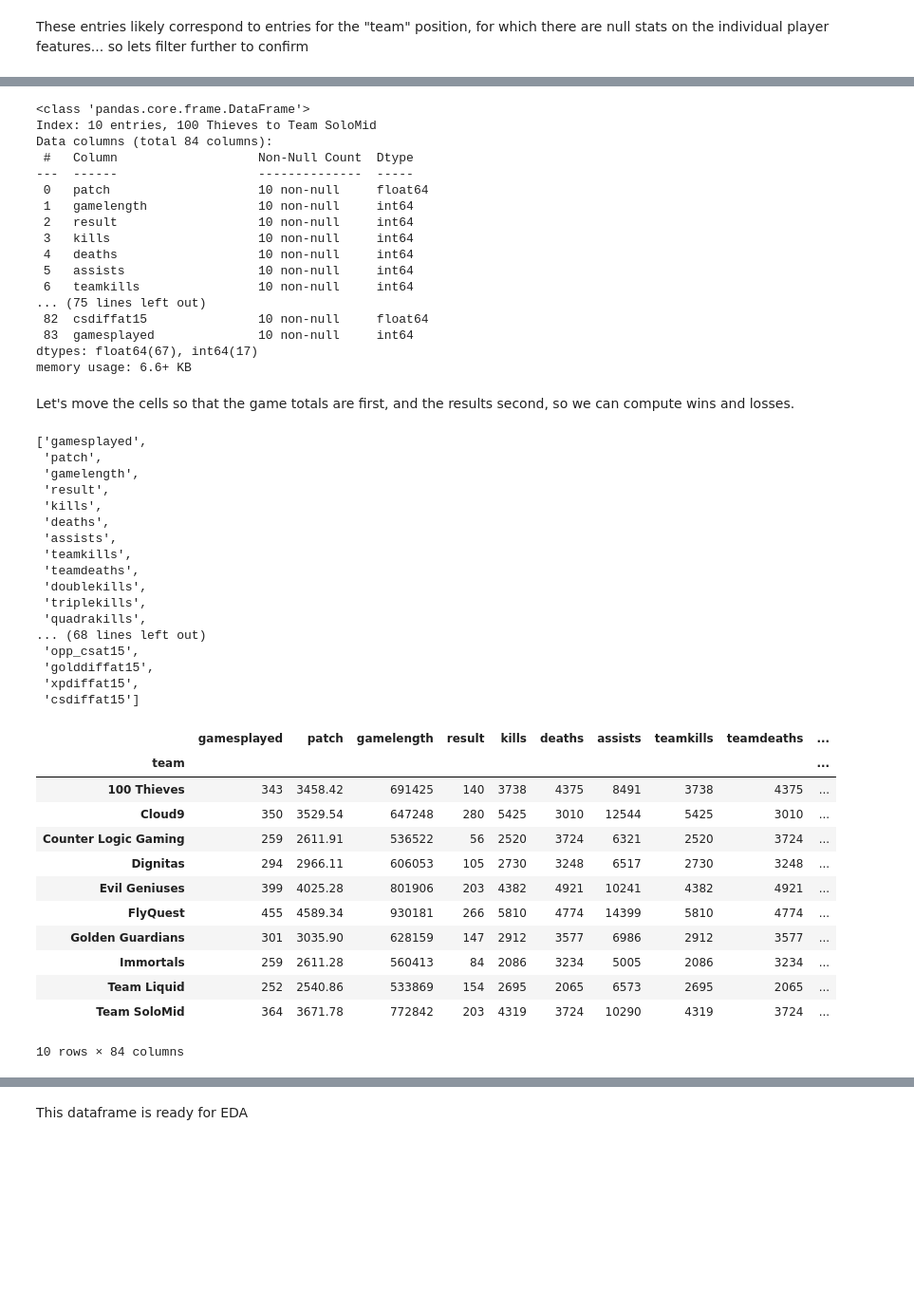
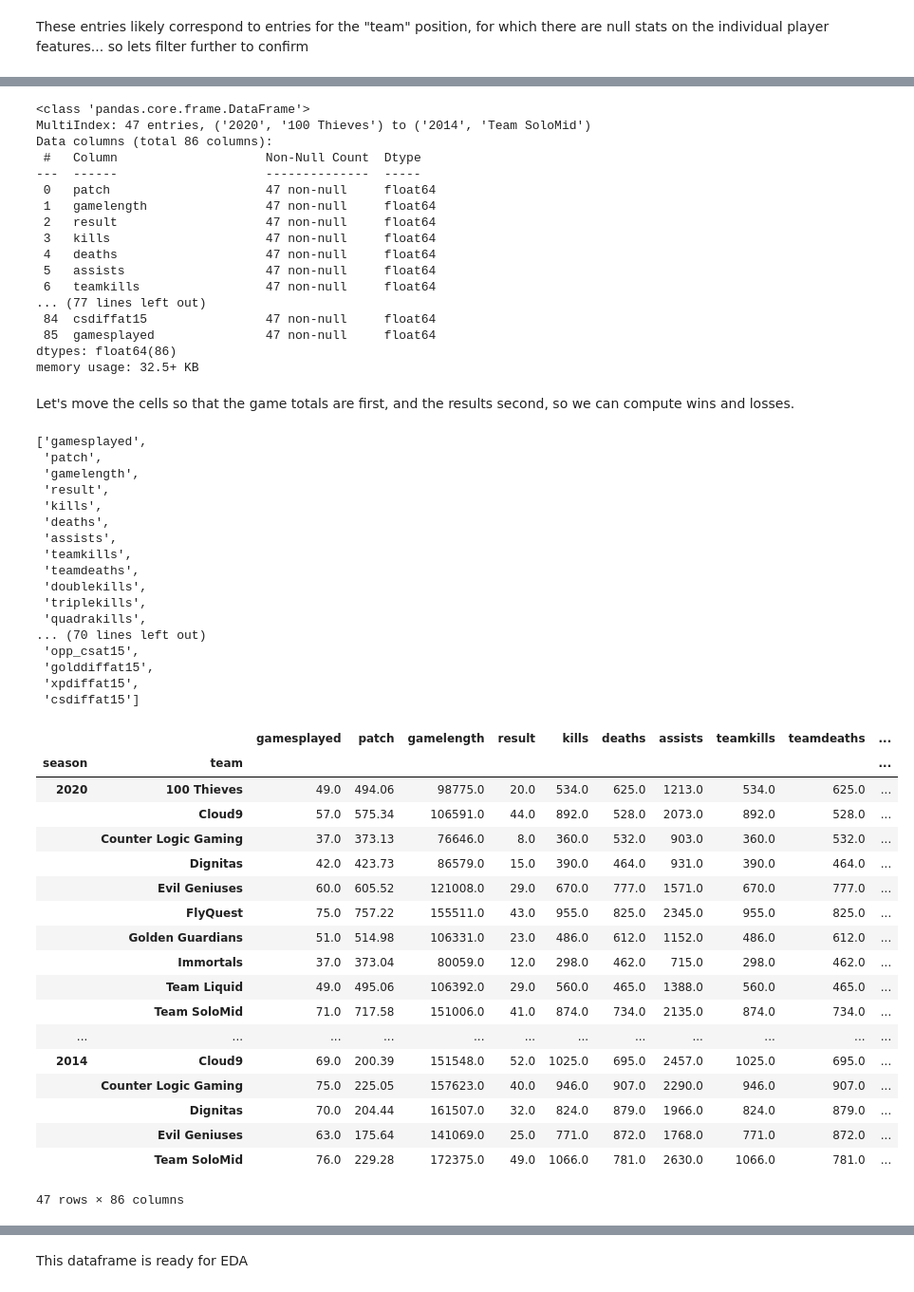
Before and after one commit to generalkandang/Capstone2, a Jupyter notebook: LoL_Final_Data_Wrangling.ipynb, the cells around one changed output, grey strips where cells are left out. Shown: that part at 95% size. Drawn from its saved outputs; the diff is of its cells as text; code cells hidden in the pictures; blank space fills up the shorter version.

```diff
--- a/LoL_Final_Data_Wrangling.ipynb
+++ b/LoL_Final_Data_Wrangling.ipynb
@@ -493,0 +653,4 @@ Name: gamesplayed, dtype: int64
+# %%
+df = df.reset_index(level='season')
+# %%
+df = df.set_index(['season', 'team'])
@@ -493,0 +674,2 @@ Name: gamesplayed, dtype: int64
+# %%
+df = df.dropna()
@@ -494,28 +698,28 @@ Name: gamesplayed, dtype: int64
 # %%
-team_totals.info()
+df.info()
 # %% [output]
 <class 'pandas.core.frame.DataFrame'>
-Index: 10 entries, 100 Thieves to Team SoloMid
-Data columns (total 84 columns):
- #   Column                   Non-Null Count  Dtype
----  ------                   --------------  -----
- 0   patch                    10 non-null     float64
- 1   gamelength               10 non-null     int64
- 2   result                   10 non-null     int64
- 3   kills                    10 non-null     int64
- 4   deaths                   10 non-null     int64
- 5   assists                  10 non-null     int64
- 6   teamkills                10 non-null     int64
-... (75 lines left out)
- 82  csdiffat15               10 non-null     float64
- 83  gamesplayed              10 non-null     int64
-dtypes: float64(67), int64(17)
-memory usage: 6.6+ KB
+MultiIndex: 47 entries, ('2020', '100 Thieves') to ('2014', 'Team SoloMid')
+Data columns (total 86 columns):
+ #   Column                    Non-Null Count  Dtype
+---  ------                    --------------  -----
+ 0   patch                     47 non-null     float64
+ 1   gamelength                47 non-null     float64
+ 2   result                    47 non-null     float64
+ 3   kills                     47 non-null     float64
+ 4   deaths                    47 non-null     float64
+ 5   assists                   47 non-null     float64
+ 6   teamkills                 47 non-null     float64
+... (77 lines left out)
+ 84  csdiffat15                47 non-null     float64
+ 85  gamesplayed               47 non-null     float64
+dtypes: float64(86)
+memory usage: 32.5+ KB
 # %% [markdown]
 Let's move the cells so that the game totals are first, and the results second, so we can compute wins and losses.
 # %%
 # get a list of columns
-cols = list(team_totals)
+cols = list(df)
 # move the column to head of list using index, pop and insert
 cols.insert(0, cols.pop(cols.index('gamesplayed')))
 cols
@@ -532,28 +736,34 @@ cols
  'doublekills',
  'triplekills',
  'quadrakills',
-... (68 lines left out)
+... (70 lines left out)
  'opp_csat15',
  'golddiffat15',
  'xpdiffat15',
  'csdiffat15']
 # %%
 # use ix to reorder
-team_totals = team_totals.loc[:, cols]
-team_totals
+df = df.loc[:, cols]
+df
 # %% [output]
-|  | gamesplayed | patch | gamelength | result | kills | deaths | assists | teamkills | teamdeaths | ... |
-| team |  |  |  |  |  |  |  |  |  | ... |
-| 100 Thieves | 343 | 3458.42 | 691425 | 140 | 3738 | 4375 | 8491 | 3738 | 4375 | ... |
-| Cloud9 | 350 | 3529.54 | 647248 | 280 | 5425 | 3010 | 12544 | 5425 | 3010 | ... |
-| Counter Logic Gaming | 259 | 2611.91 | 536522 | 56 | 2520 | 3724 | 6321 | 2520 | 3724 | ... |
-| Dignitas | 294 | 2966.11 | 606053 | 105 | 2730 | 3248 | 6517 | 2730 | 3248 | ... |
-| Evil Geniuses | 399 | 4025.28 | 801906 | 203 | 4382 | 4921 | 10241 | 4382 | 4921 | ... |
-| FlyQuest | 455 | 4589.34 | 930181 | 266 | 5810 | 4774 | 14399 | 5810 | 4774 | ... |
-| Golden Guardians | 301 | 3035.90 | 628159 | 147 | 2912 | 3577 | 6986 | 2912 | 3577 | ... |
-| Immortals | 259 | 2611.28 | 560413 | 84 | 2086 | 3234 | 5005 | 2086 | 3234 | ... |
-| Team Liquid | 252 | 2540.86 | 533869 | 154 | 2695 | 2065 | 6573 | 2695 | 2065 | ... |
-| Team SoloMid | 364 | 3671.78 | 772842 | 203 | 4319 | 3724 | 10290 | 4319 | 3724 | ... |
+|  |  | gamesplayed | patch | gamelength | result | kills | deaths | assists | teamkills | teamdeaths | ... |
+| season | team |  |  |  |  |  |  |  |  |  | ... |
+| 2020 | 100 Thieves | 49.0 | 494.06 | 98775.0 | 20.0 | 534.0 | 625.0 | 1213.0 | 534.0 | 625.0 | ... |
+|  | Cloud9 | 57.0 | 575.34 | 106591.0 | 44.0 | 892.0 | 528.0 | 2073.0 | 892.0 | 528.0 | ... |
+|  | Counter Logic Gaming | 37.0 | 373.13 | 76646.0 | 8.0 | 360.0 | 532.0 | 903.0 | 360.0 | 532.0 | ... |
+|  | Dignitas | 42.0 | 423.73 | 86579.0 | 15.0 | 390.0 | 464.0 | 931.0 | 390.0 | 464.0 | ... |
+|  | Evil Geniuses | 60.0 | 605.52 | 121008.0 | 29.0 | 670.0 | 777.0 | 1571.0 | 670.0 | 777.0 | ... |
+|  | FlyQuest | 75.0 | 757.22 | 155511.0 | 43.0 | 955.0 | 825.0 | 2345.0 | 955.0 | 825.0 | ... |
+|  | Golden Guardians | 51.0 | 514.98 | 106331.0 | 23.0 | 486.0 | 612.0 | 1152.0 | 486.0 | 612.0 | ... |
+|  | Immortals | 37.0 | 373.04 | 80059.0 | 12.0 | 298.0 | 462.0 | 715.0 | 298.0 | 462.0 | ... |
+|  | Team Liquid | 49.0 | 495.06 | 106392.0 | 29.0 | 560.0 | 465.0 | 1388.0 | 560.0 | 465.0 | ... |
+|  | Team SoloMid | 71.0 | 717.58 | 151006.0 | 41.0 | 874.0 | 734.0 | 2135.0 | 874.0 | 734.0 | ... |
+| ... | ... | ... | ... | ... | ... | ... | ... | ... | ... | ... | ... |
+| 2014 | Cloud9 | 69.0 | 200.39 | 151548.0 | 52.0 | 1025.0 | 695.0 | 2457.0 | 1025.0 | 695.0 | ... |
+|  | Counter Logic Gaming | 75.0 | 225.05 | 157623.0 | 40.0 | 946.0 | 907.0 | 2290.0 | 946.0 | 907.0 | ... |
+|  | Dignitas | 70.0 | 204.44 | 161507.0 | 32.0 | 824.0 | 879.0 | 1966.0 | 824.0 | 879.0 | ... |
+|  | Evil Geniuses | 63.0 | 175.64 | 141069.0 | 25.0 | 771.0 | 872.0 | 1768.0 | 771.0 | 872.0 | ... |
+|  | Team SoloMid | 76.0 | 229.28 | 172375.0 | 49.0 | 1066.0 | 781.0 | 2630.0 | 1066.0 | 781.0 | ... |
-10 rows × 84 columns
+47 rows × 86 columns
 # %%
 # get a list of columns
```
Also changed, not shown: parts of 71 cells of this notebook.
